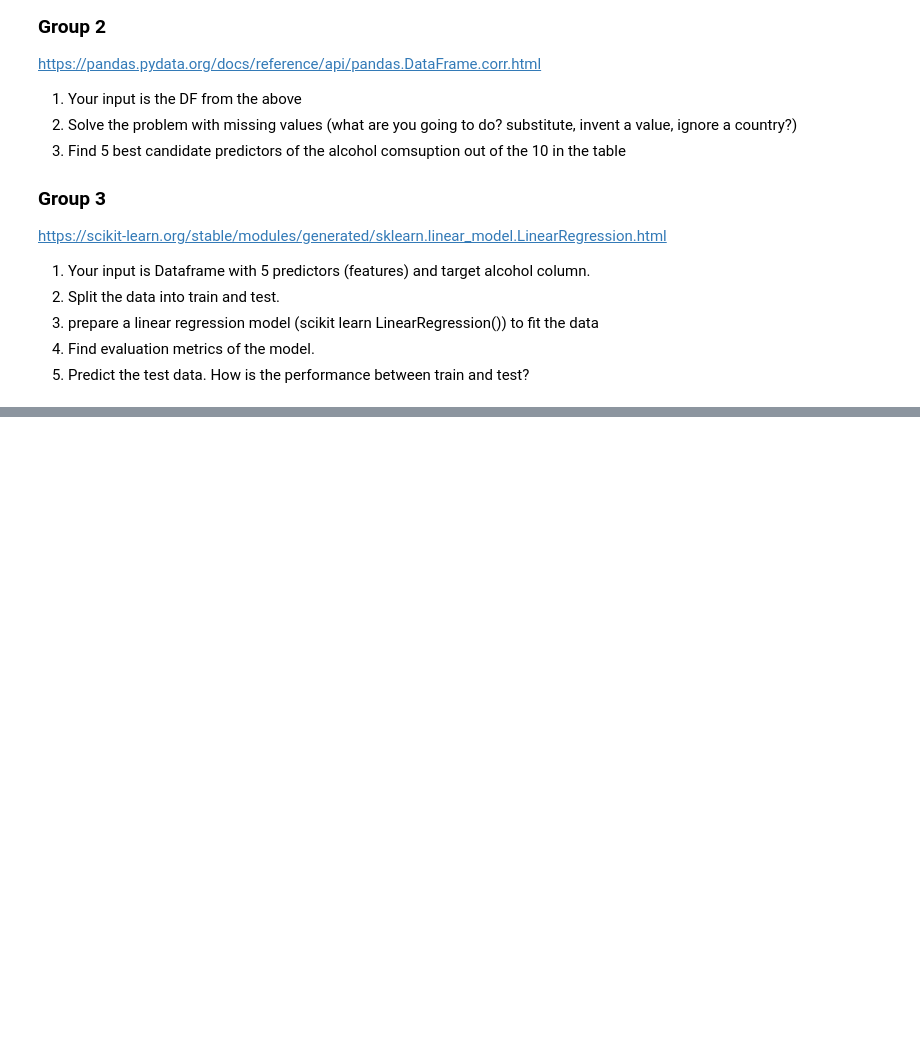
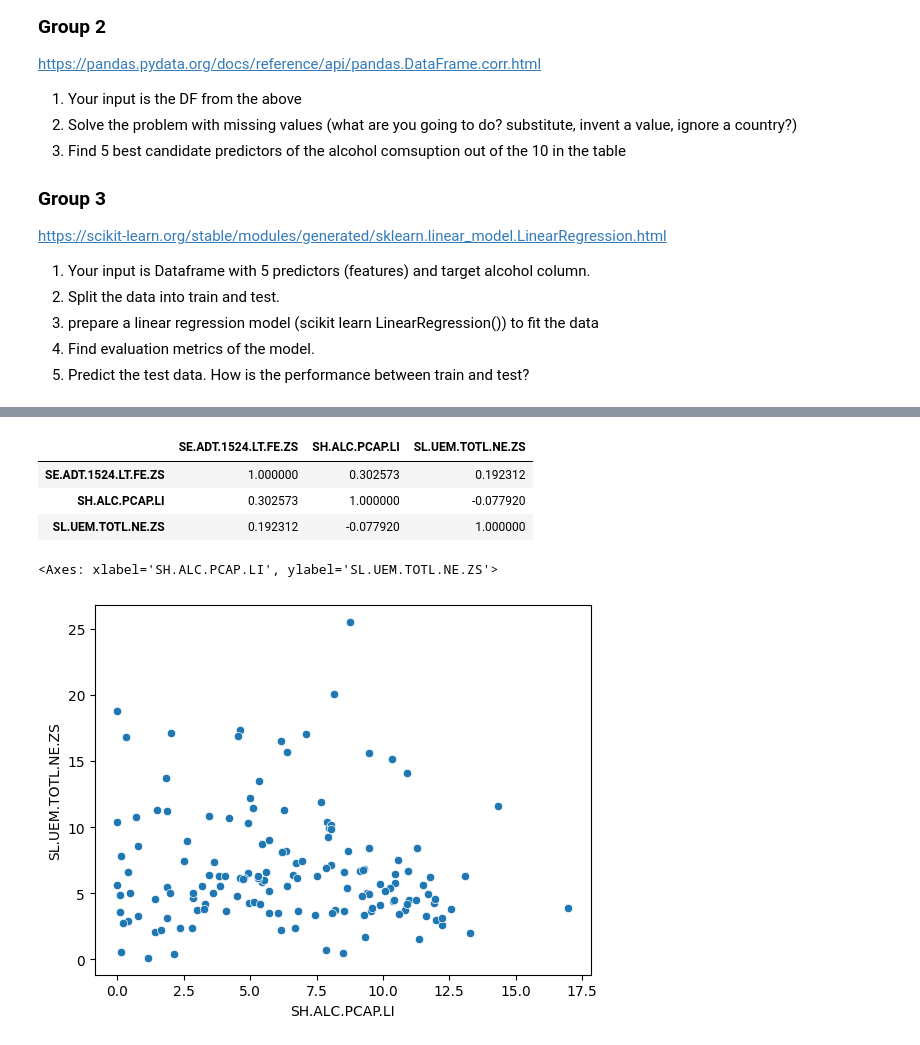
Before and after one commit to Py-ualg/miniprojects, a Jupyter notebook: alcoholism/intro.ipynb, the cells around one changed output, grey strips where cells are left out. Saved outputs shown, nothing was run; the diff lists cells and outputs as text; code cells hidden in the pictures; blank space fills up the shorter version.

```diff
--- a/alcoholism/intro.ipynb
+++ b/alcoholism/intro.ipynb
@@ -57,0 +104,14 @@ df = wb.data.DataFrame(['SH.ALC.PCAP.LI', 'SP.POP.TOTL'], labels=True, time=2019
+# %%
+df1 = wb.data.DataFrame(['SE.ADT.1524.LT.FE.ZS', 'SH.ALC.PCAP.LI', 'SL.UEM.TOTL.NE.ZS'], labels=True, time=2019).reset_index()
+# %%
+df1[df1.columns[2:]].corr()
+# %% [output]
+|  | SE.ADT.1524.LT.FE.ZS | SH.ALC.PCAP.LI | SL.UEM.TOTL.NE.ZS |
+| SE.ADT.1524.LT.FE.ZS | 1.000000 | 0.302573 | 0.192312 |
+| SH.ALC.PCAP.LI | 0.302573 | 1.000000 | -0.077920 |
+| SL.UEM.TOTL.NE.ZS | 0.192312 | -0.077920 | 1.000000 |
+# %%
+sns.scatterplot(data=df1, x='SH.ALC.PCAP.LI', y='SL.UEM.TOTL.NE.ZS')
+# %% [output]
+<Axes: xlabel='SH.ALC.PCAP.LI', ylabel='SL.UEM.TOTL.NE.ZS'>
+[figure, added]
```
Also changed, not shown: parts of 25 cells of this notebook, 4 other files.
